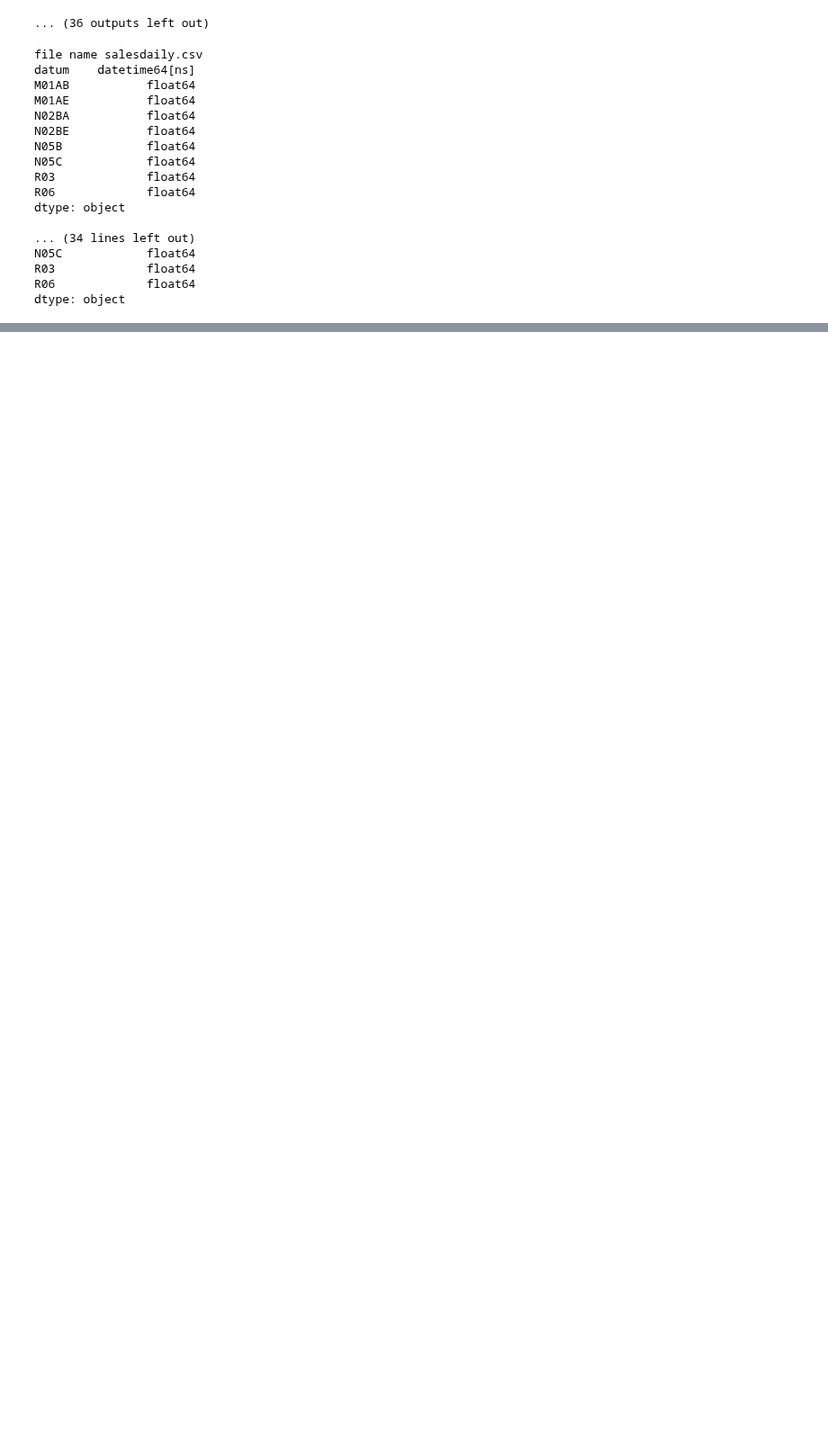
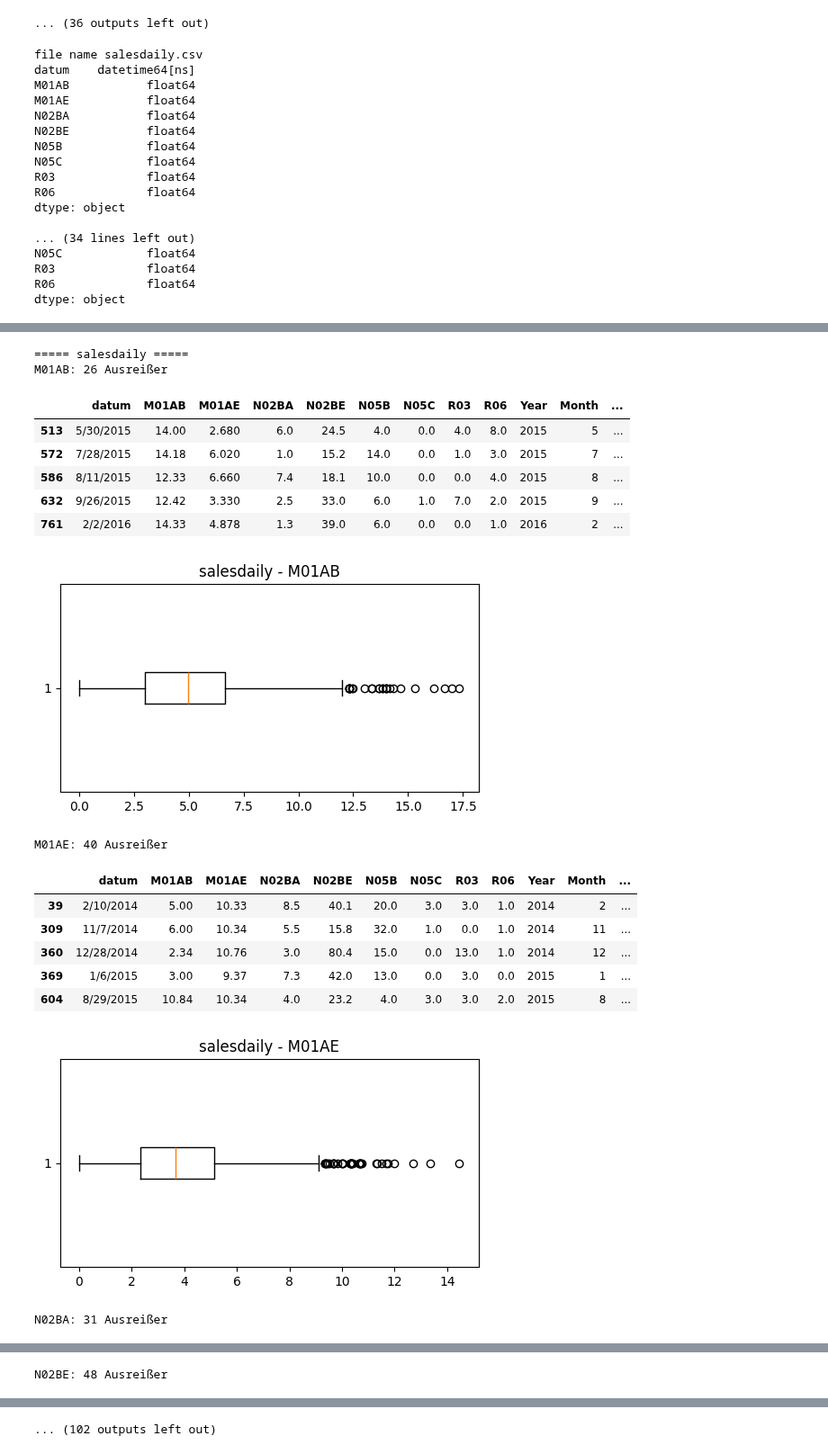
Before and after one commit to YamenNahhas/my-data-project, a Jupyter notebook: notebooks/pharma-sales-data.ipynb, the cells around one changed output, grey strips where cells are left out. Shown at 90% size. Cells and saved outputs as stored; diff of their text form; code cells hidden in the pictures; blank space fills up the shorter version.

```diff
--- a/notebooks/pharma-sales-data.ipynb
+++ b/notebooks/pharma-sales-data.ipynb
@@ -201,0 +154,45 @@ N02BE: 48 Ausreißer
+# %%
+for name, df in dfs.items():
+
+    print(f"\n===== {name} =====")
+
+    numeric_cols = df.select_dtypes(include="number").columns
+
+    for col in numeric_cols:
+
+        Q1 = df[col].quantile(0.25)
+        Q3 = df[col].quantile(0.75)
+        IQR = Q3 - Q1
+
+        lower = Q1 - 1.5 * IQR
+        upper = Q3 + 1.5 * IQR
+
+        outliers = df[(df[col] < lower) | (df[col] > upper)]
+
+        print(f"{col}: {len(outliers)} Ausreißer")
+
+        display(outliers.head())
+
+        plt.figure(figsize=(6,3))
+        plt.boxplot(df[col], vert=False)
+        plt.title(f"{name} - {col}")
+        plt.show()
+# %% [output]
+===== salesdaily =====
+M01AB: 26 Ausreißer
+|  | datum | M01AB | M01AE | N02BA | N02BE | N05B | N05C | R03 | R06 | Year | Month | ... |
+| 513 | 5/30/2015 | 14.00 | 2.680 | 6.0 | 24.5 | 4.0 | 0.0 | 4.0 | 8.0 | 2015 | 5 | ... |
+| 572 | 7/28/2015 | 14.18 | 6.020 | 1.0 | 15.2 | 14.0 | 0.0 | 1.0 | 3.0 | 2015 | 7 | ... |
+| 586 | 8/11/2015 | 12.33 | 6.660 | 7.4 | 18.1 | 10.0 | 0.0 | 0.0 | 4.0 | 2015 | 8 | ... |
+| 632 | 9/26/2015 | 12.42 | 3.330 | 2.5 | 33.0 | 6.0 | 1.0 | 7.0 | 2.0 | 2015 | 9 | ... |
+| 761 | 2/2/2016 | 14.33 | 4.878 | 1.3 | 39.0 | 6.0 | 0.0 | 0.0 | 1.0 | 2016 | 2 | ... |
+[figure, added]
+M01AE: 40 Ausreißer
+|  | datum | M01AB | M01AE | N02BA | N02BE | N05B | N05C | R03 | R06 | Year | Month | ... |
+| 39 | 2/10/2014 | 5.00 | 10.33 | 8.5 | 40.1 | 20.0 | 3.0 | 3.0 | 1.0 | 2014 | 2 | ... |
+| 309 | 11/7/2014 | 6.00 | 10.34 | 5.5 | 15.8 | 32.0 | 1.0 | 0.0 | 1.0 | 2014 | 11 | ... |
+| 360 | 12/28/2014 | 2.34 | 10.76 | 3.0 | 80.4 | 15.0 | 0.0 | 13.0 | 1.0 | 2014 | 12 | ... |
+| 369 | 1/6/2015 | 3.00 | 9.37 | 7.3 | 42.0 | 13.0 | 0.0 | 3.0 | 0.0 | 2015 | 1 | ... |
+| 604 | 8/29/2015 | 10.84 | 10.34 | 4.0 | 23.2 | 4.0 | 3.0 | 3.0 | 2.0 | 2015 | 8 | ... |
+[figure, added]
+N02BA: 31 Ausreißer
@@ -201,0 +206 @@ N02BE: 48 Ausreißer
+N02BE: 48 Ausreißer
@@ -201,0 +214 @@ N02BE: 48 Ausreißer
+... (102 outputs left out)
```
Also changed, not shown: parts of 4 cells of this notebook.
